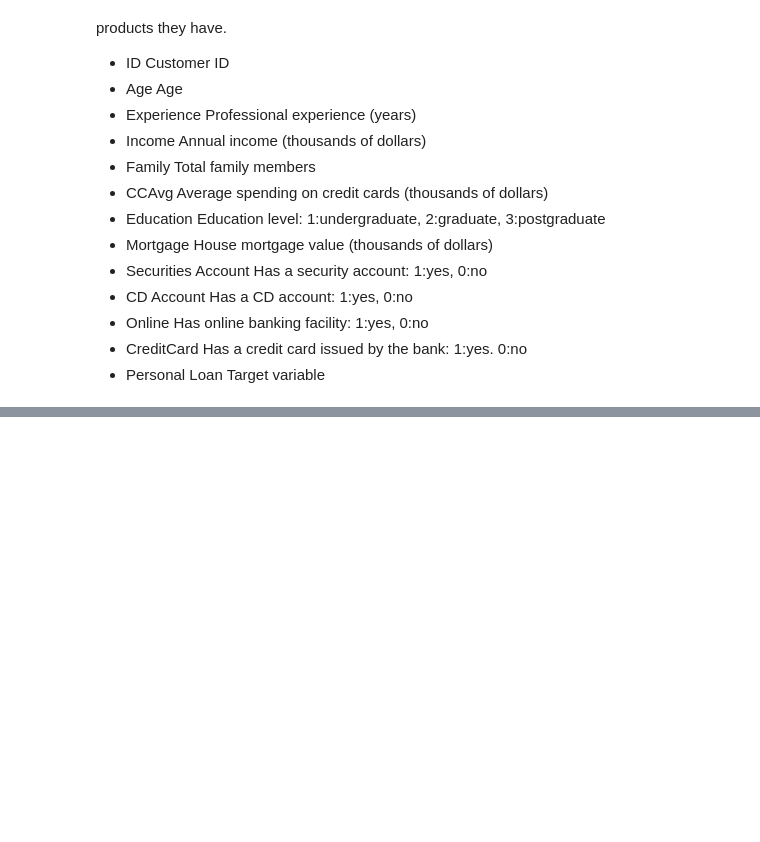
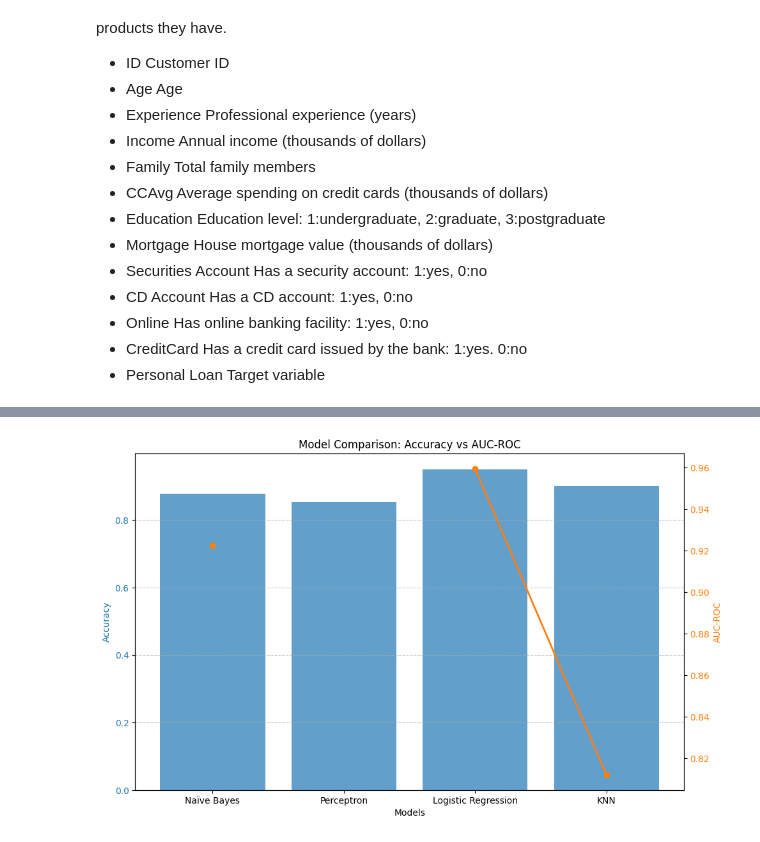
Before and after one commit to LiamGetHub/Bank-Loan-Classification, a Jupyter notebook: bank loans - model.ipynb, the cells around one changed output, grey strips where cells are left out. Cells and saved outputs as stored; diff of their text form; code cells hidden in the pictures; blank space fills up the shorter version.

Commit message:
updated readme, finished bank loan model from in class

```diff
--- a/bank loans - model.ipynb
+++ b/bank loans - model.ipynb
@@ -42,0 +124,32 @@ FileNotFoundError: [Errno 2] No such file or directory: '/mnt/data/bank.csv'
+# %%
+import matplotlib.pyplot as plt
+
+# Data from your output
+models = ['Naïve Bayes', 'Perceptron', 'Logistic Regression', 'KNN']
+accuracy = [0.8790, 0.8540, 0.9500, 0.9010]
+auc_roc = [0.9225, None, 0.9594, 0.8122]  # AUC-ROC is None for Perceptron
+
+# Plotting the accuracy and AUC-ROC
+fig, ax1 = plt.subplots(figsize=(10, 6))
+
+# Plot accuracy
+ax1.set_xlabel('Models')
+ax1.set_ylabel('Accuracy', color='tab:blue')
+ax1.bar(models, accuracy, color='tab:blue', alpha=0.7, label='Accuracy')
+ax1.tick_params(axis='y', labelcolor='tab:blue')
+
+# Plot AUC-ROC
+ax2 = ax1.twinx()  # Create a second y-axis for AUC-ROC
+ax2.set_ylabel('AUC-ROC', color='tab:orange')
+ax2.plot(models, auc_roc, color='tab:orange', marker='o', label='AUC-ROC', linestyle='-', linewidth=2)
+ax2.tick_params(axis='y', labelcolor='tab:orange')
+
+# Show a grid
+ax1.grid(True, axis='y', linestyle='--', alpha=0.7)
+
+# Show the plot
+fig.tight_layout()
+plt.title('Model Comparison: Accuracy vs AUC-ROC')
+plt.show()
+# %% [output]
+[figure, added]
```
Also changed, not shown: parts of 4 cells of this notebook, 1 other file.
